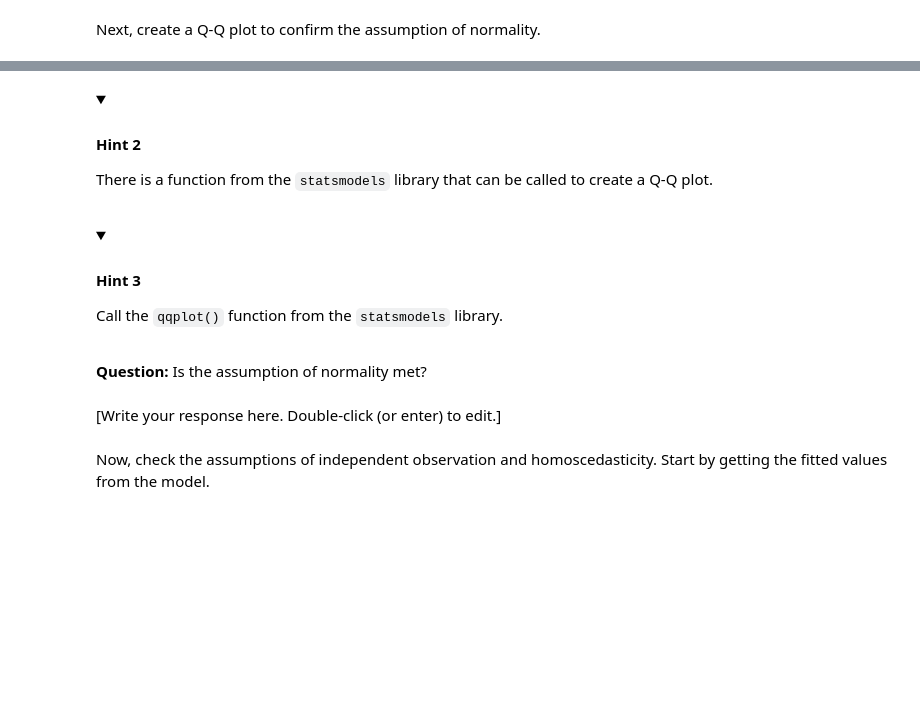
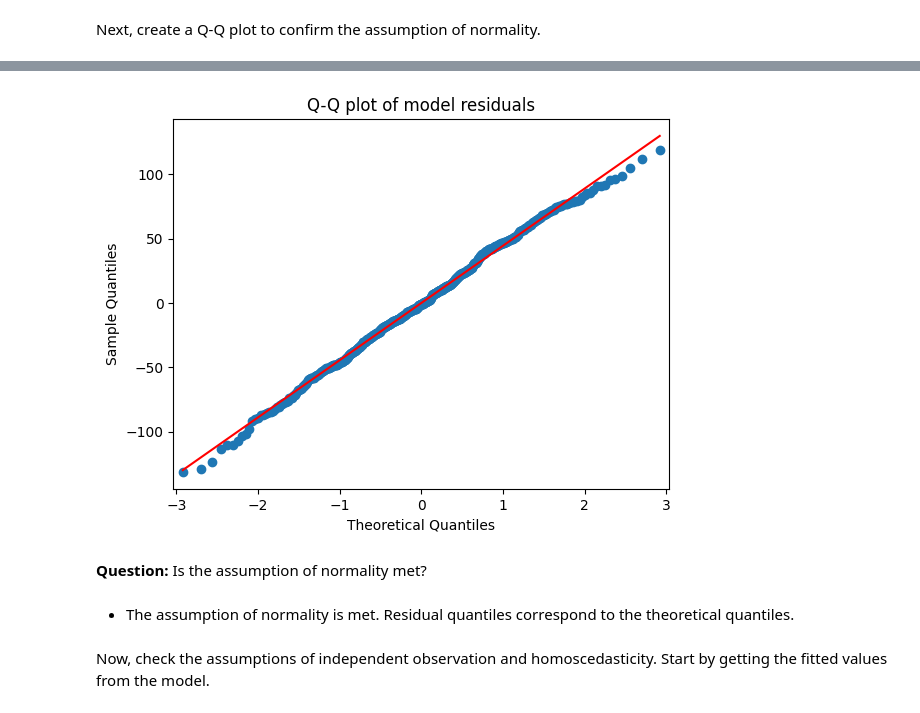
Before and after one commit to dianario/google_advanced_data_analytics, a Jupyter notebook: stats_simple_linear_regression/activity_simple_linear_regression.ipynb, the cells around one changed output, grey strips where cells are left out. Drawn from its saved outputs; the diff is of its cells as text; code cells hidden in the pictures; folded sections open; blank space fills up the shorter version.

```diff
--- a/stats_simple_linear_regression/activity_simple_linear_regression.ipynb
+++ b/stats_simple_linear_regression/activity_simple_linear_regression.ipynb
@@ -524,21 +265,14 @@ Refer to the video about creating a Q-Q plot.
-# %% [markdown]
-<details>
-<summary><h4><strong>Hint 2</strong></h4></summary>
-
-  There is a function from the `statsmodels` library that can be called to create a Q-Q plot.
-
-</details>
-# %% [markdown]
-<details>
-<summary><h4><strong>Hint 3</strong></h4></summary>
-
-Call the `qqplot()` function from the `statsmodels` library.
-
-</details>
+# %%
+# Create a Q-Q plot.
+sm.qqplot(model.resid, line='s')
+plt.title("Q-Q plot of model residuals")
+plt.show()
+# %% [output]
+[figure, added]
 # %% [markdown]
 **Question:** Is the assumption of normality met?
-# %% [markdown]
-[Write your response here. Double-click (or enter) to edit.]
+# %% [markdown]
+* The assumption of normality is met. Residual quantiles correspond to the theoretical quantiles.
 # %% [markdown]
 Now, check the assumptions of independent observation and homoscedasticity. Start by getting the fitted values from the model.
 # %%
```
Also changed, not shown: parts of 103 cells of this notebook.
